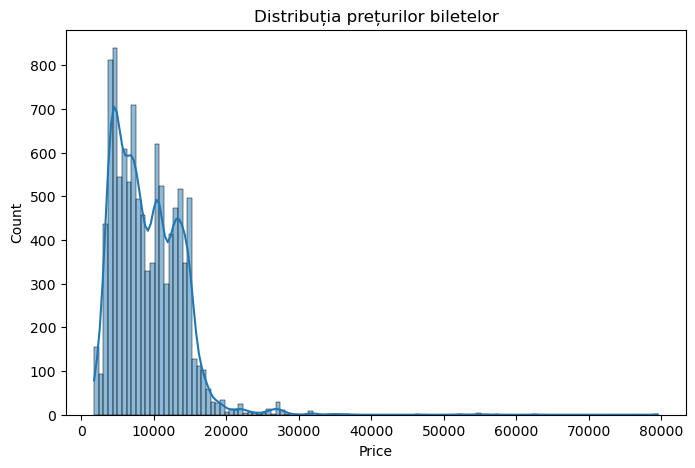
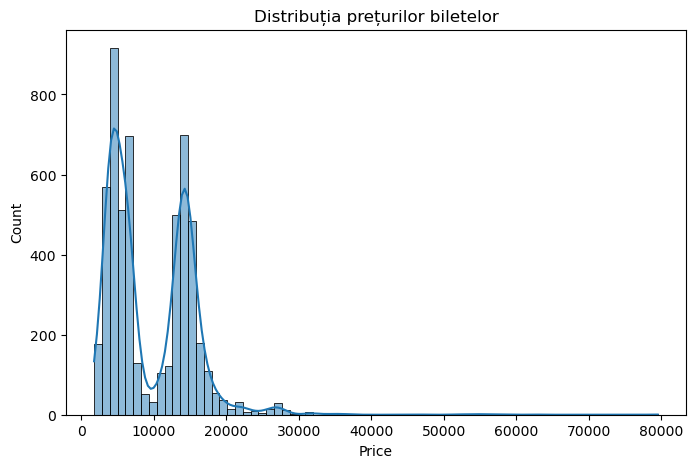
Code edit (unified diff) that turned the first committed figure into the second:
--- before
+++ after
@@ -13,9 +13,8 @@
 print(df.info())
 
-
 # Check for missing values
 print(df.isnull().sum())
 
-#Eliminate incomplete rows
+# Eliminate incomplete rows
 df = df.dropna()
 
@@ -30,16 +29,18 @@
 df['DepartureWeekday'] = df['DepartureDatetime'].dt.weekday
 
+# 🔥 IMPORTANT: păstrăm ruta pentru label
+df['RouteKey'] = df['Source'] + "-" + df['Destination']
+
 # Step 6: Encode categorical columns
 
-# Encode Airline separately (ok să fie separat)
+# Airline
 le_airline = LabelEncoder()
 df['Airline'] = le_airline.fit_transform(df['Airline'])
 
-# Combine all airport codes (Source + Destination) into one encoder
+# Airports (Source + Destination)
 all_airports = pd.concat([df['Source'], df['Destination']]).unique()
 le_airports = LabelEncoder()
 le_airports.fit(all_airports)
 
-# Transform both Source and Destination using the same encoder
 df['Source'] = le_airports.transform(df['Source'])
 df['Destination'] = le_airports.transform(df['Destination'])
@@ -49,6 +50,48 @@
 df[['DurationMinutes', 'DepartureHour']] = scaler.fit_transform(df[['DurationMinutes', 'DepartureHour']])
 
-# Step 8: Drop unnecessary columns
-df = df.drop(['Route', 'ArrivalDatetime', 'DepartureDatetime'], axis=1)
+# =========================================================
+# 🔥 🔥 🔥 PAS NOU – CREARE LABEL BUY / WAIT
+# =========================================================
+
+# Calculăm percentile pe fiecare rută
+route_stats = df.groupby('RouteKey')['Price'].quantile([0.25, 0.75]).unstack()
+route_stats.columns = ['p25', 'p75']
+
+# Merge înapoi
+df = df.merge(route_stats, on='RouteKey')
+
+# Funcție de etichetare
+def label_price(row):
+    if row['Price'] <= row['p25']:
+        return 1  # BUY
+    elif row['Price'] >= row['p75']:
+        return 0  # WAIT
+    else:
+        return -1  # NEUTRAL
+
+df['Label'] = df.apply(label_price, axis=1)
+
+# Eliminăm NEUTRAL
+df = df[df['Label'] != -1]
+
+print("Distribuție label:")
+print(df['Label'].value_counts())
+
+# =========================================================
+# 🔥 DROP DOAR ACUM coloanele inutile
+# =========================================================
+
+df = df.drop([
+    'Route',
+    'RouteKey',
+    'ArrivalDatetime',
+    'DepartureDatetime',
+    'p25',
+    'p75'
+], axis=1)
+
+# =========================================================
+# 📊 GRAFICE (pentru disertație)
+# =========================================================
 
 # Distribuția prețurilor
@@ -58,5 +101,5 @@
 plt.show()
 
-# Preț vs. număr de escale
+# Preț vs escale
 plt.figure(figsize=(8,5))
 sns.boxplot(x='Total_Stops', y='Price', data=df)
@@ -64,7 +107,21 @@
 plt.show()
 
-# Preț vs. Companie aeriană
+# Preț vs companie
 plt.figure(figsize=(10,5))
 sns.boxplot(x='Airline', y='Price', data=df)
 plt.title("Preț vs Companie Aeriană")
 plt.show()
+
+# 🔥 Distribuție BUY vs WAIT
+plt.figure(figsize=(6,4))
+sns.countplot(x='Label', data=df)
+plt.title("Distribuția deciziilor BUY vs WAIT")
+plt.show()
+
+# =========================================================
+# 💾 SALVARE DATASET FINAL
+# =========================================================
+
+df.to_csv('../data/final_dataset.csv', index=False)
+
+print("✅ Dataset final salvat!")

Commit: fixes logic